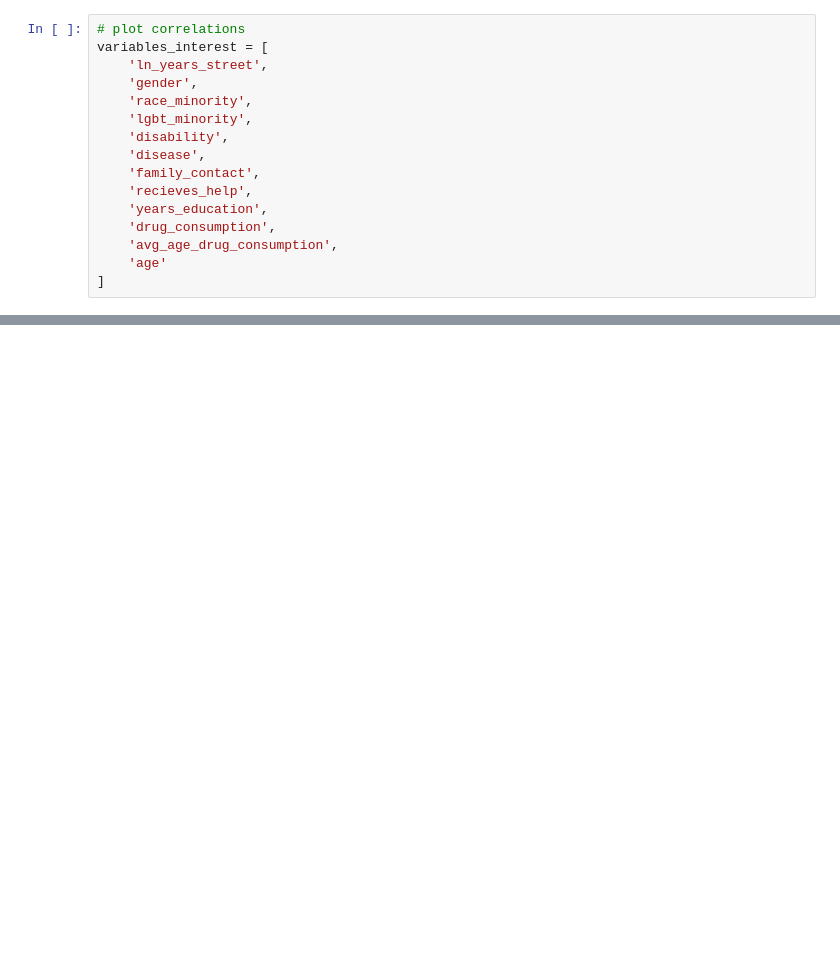
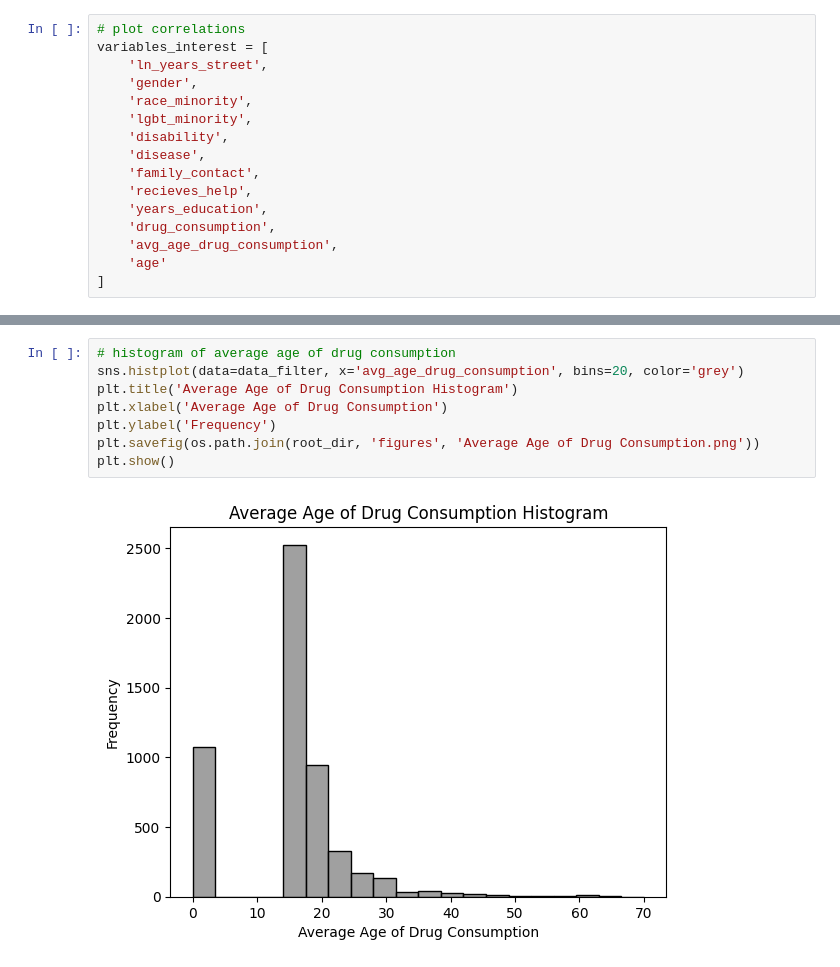
Before and after one commit to rmateusc/bayes-homelessness, a Jupyter notebook: src/EDA.ipynb, the cells around one changed output, grey strips where cells are left out. Drawn from its saved outputs; the diff is of its cells as text; blank space fills up the shorter version.

```diff
--- a/src/EDA.ipynb
+++ b/src/EDA.ipynb
@@ -72,0 +146,10 @@ plot_correlations(
+# %%
+# histogram of average age of drug consumption
+sns.histplot(data=data_filter, x='avg_age_drug_consumption', bins=20, color='grey')
+plt.title('Average Age of Drug Consumption Histogram')
+plt.xlabel('Average Age of Drug Consumption')
+plt.ylabel('Frequency')
+plt.savefig(os.path.join(root_dir, 'figures', 'Average Age of Drug Consumption.png'))
+plt.show()
+# %% [output]
+[figure, added]
```
Also changed, not shown: parts of 9 cells of this notebook, 1 other file.
